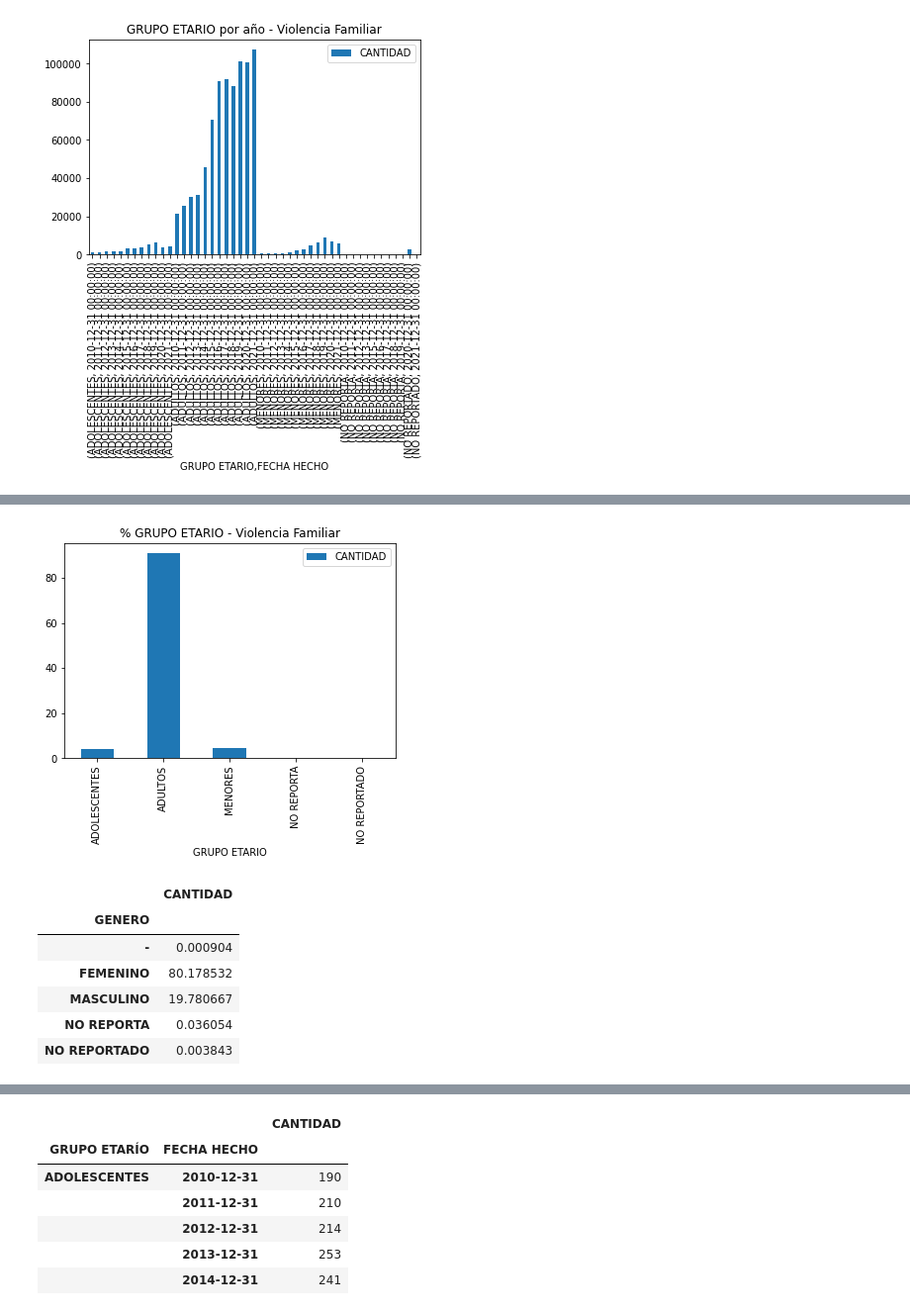
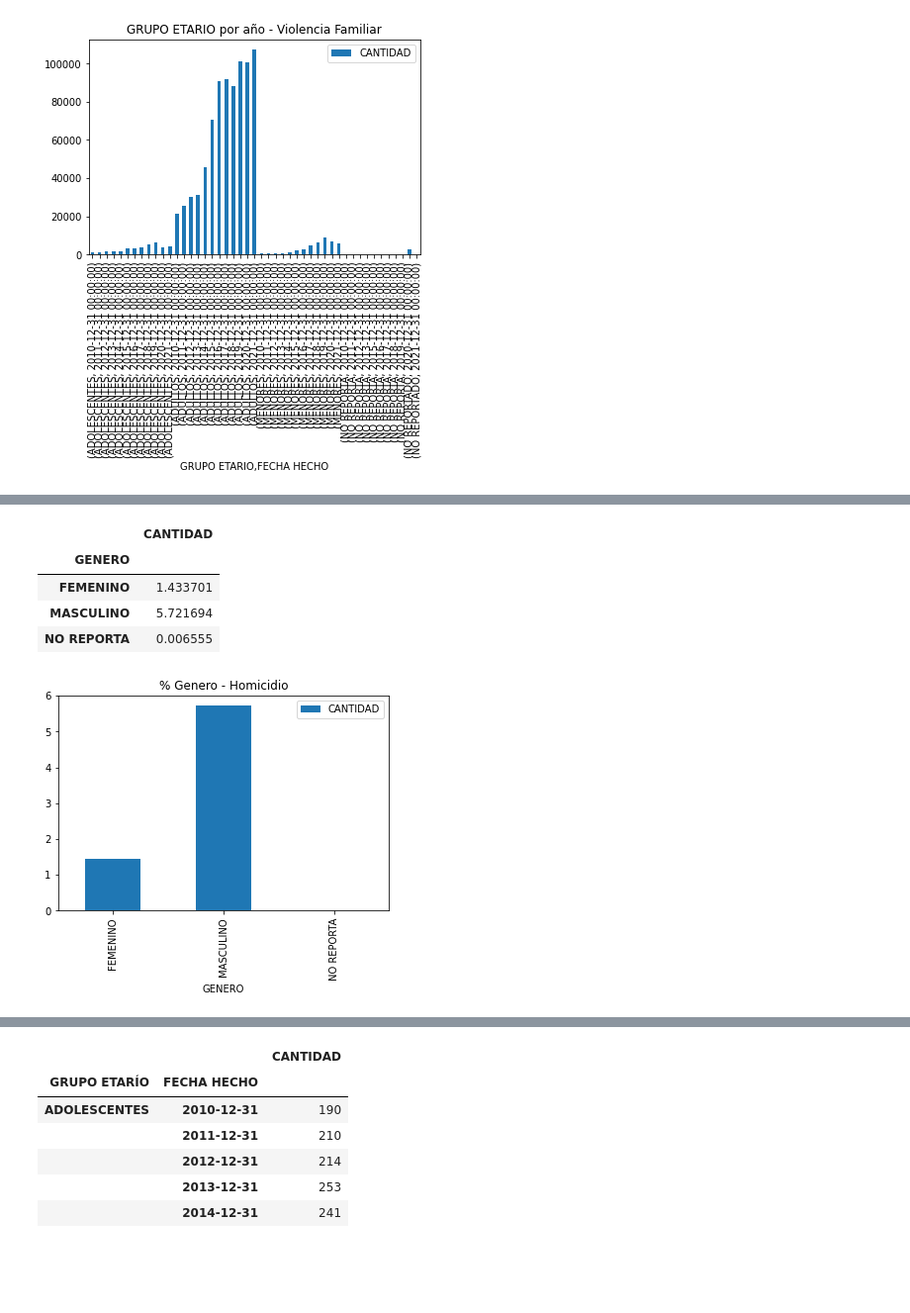
Before and after one commit to da-pedraza/data_science_tallereda, a Jupyter notebook: Taller_EDA.ipynb, the cells around one changed output, grey strips where cells are left out. Shown at 99% size. Drawn from its saved outputs; the diff is of its cells as text; code cells hidden in the pictures; blank space fills up the shorter version.

```diff
--- a/Taller_EDA.ipynb
+++ b/Taller_EDA.ipynb
@@ -553,7 +549,7 @@ kind='bar', title='GRUPO ETARIO por año - Violencia Familiar')
 # %%
-percent_ge_vf = vf.groupby('GRUPO ETARIO').agg({'CANTIDAD': 'sum'})
-total_casos_vf = percent_ge_vf['CANTIDAD'].sum()
-percent_ge_vf = percent_ge_vf.groupby('GRUPO ETARIO').agg({'CANTIDAD': lambda x:100 * x / total_casos_vf})
-percent_ge_vf.head()
+percent_ge_h = homicidio.groupby('GRUPO ETARÍO').agg({'CANTIDAD': 'sum'})
+total_casos_h = percent_ge_h['CANTIDAD'].sum()
+percent_ge_h = percent_ge_h.groupby('GRUPO ETARÍO').agg({'CANTIDAD': lambda x:100 * x / total_casos_h})
+percent_ge_h.head()
 # %% [output]
 |  | CANTIDAD |
@@ -566,19 +566,17 @@ percent_ge_vf.head()
+# %%
+percent_g_h = homicidio.groupby('GENERO').agg({'CANTIDAD': 'sum'})
+total_casos_h = percent_g_h['CANTIDAD'].sum()
+percent_g_h = percent_g_h.groupby('GENERO').agg({'CANTIDAD': lambda x:100 * x / total_casos_vf})
+percent_g_h.head()
+# %% [output]
+|  | CANTIDAD |
+| GENERO |  |
+| FEMENINO | 1.433701 |
+| MASCULINO | 5.721694 |
+| NO REPORTA | 0.006555 |
 # %%
 # gráfico de barras de frecuencias relativas.
-plot = (percent_ge_vf).plot(
-kind='bar', title='% GRUPO ETARIO - Violencia Familiar')
+plot = (percent_g_h).plot(
+kind='bar', title='% Genero - Homicidio')
 # %% [output]
-[figure, old version]
+[figure, new version]
-# %%
-percent_g_vf = vf.groupby('GENERO').agg({'CANTIDAD': 'sum'})
-total_casos_vf = percent_g_vf['CANTIDAD'].sum()
-percent_g_vf = percent_g_vf.groupby('GENERO').agg({'CANTIDAD': lambda x:100 * x / total_casos_vf})
-percent_g_vf.head()
-# %% [output]
-|  | CANTIDAD |
-| GENERO |  |
-| - | 0.000904 |
-| FEMENINO | 80.178532 |
-| MASCULINO | 19.780667 |
-| NO REPORTA | 0.036054 |
-| NO REPORTADO | 0.003843 |
```
Also changed, not shown: parts of 28 cells of this notebook.
